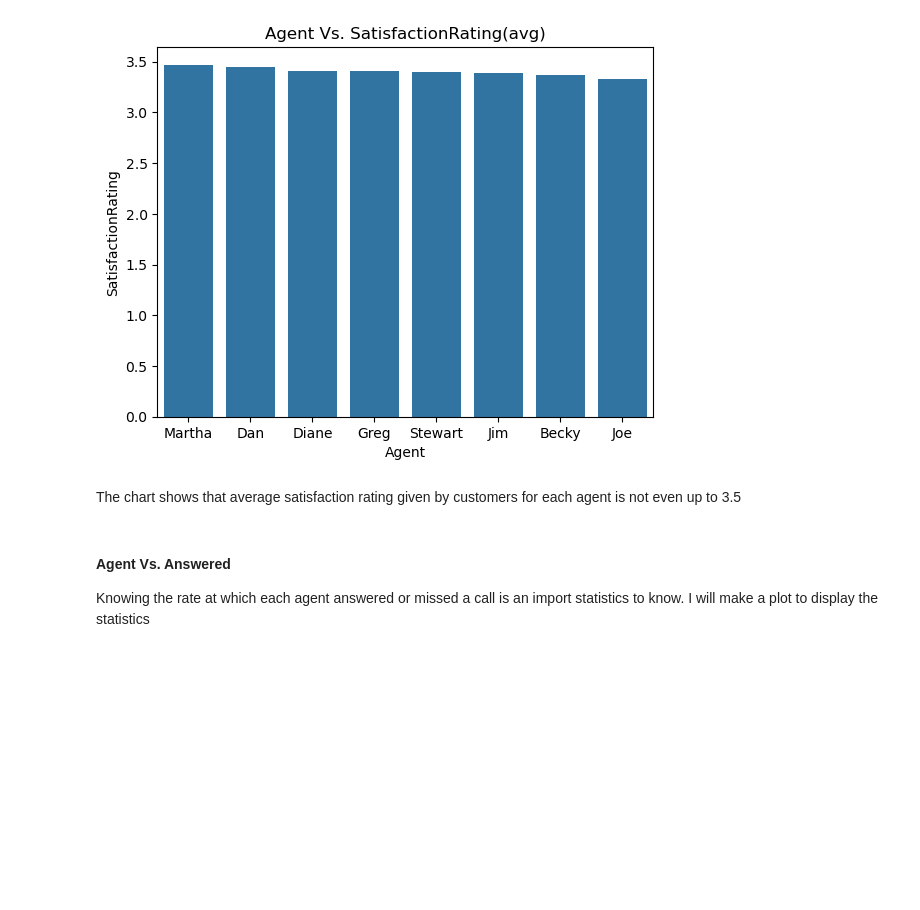
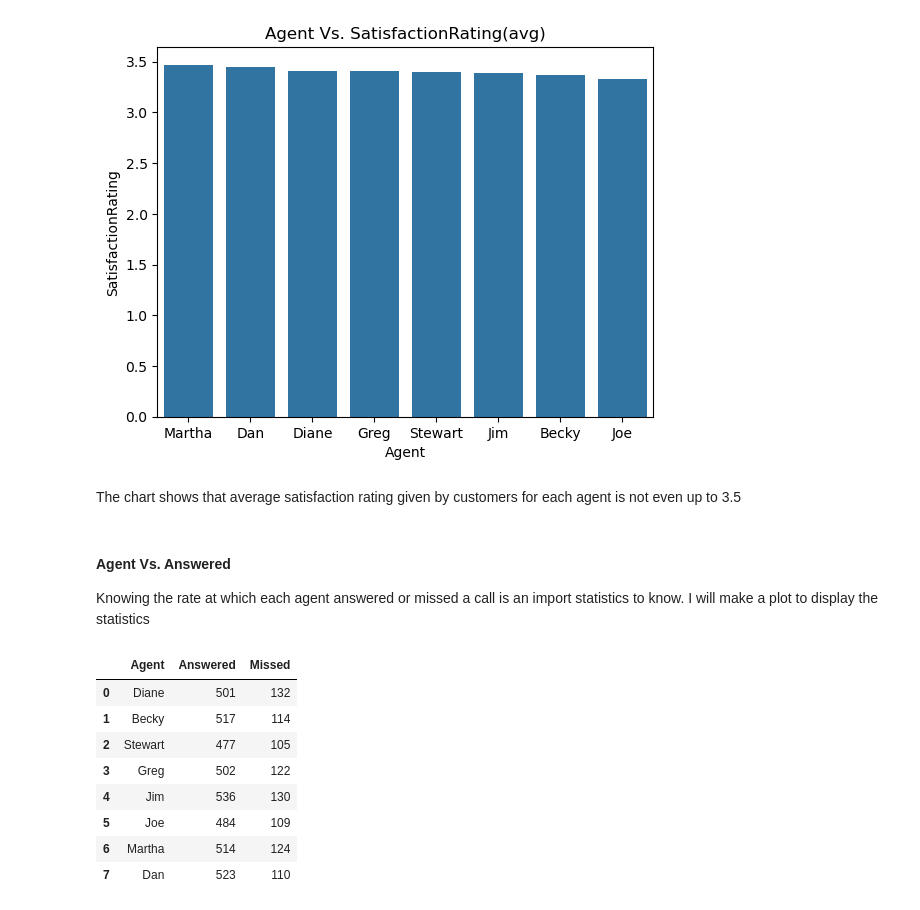
Before and after one commit to naheem3410/PhoneNow, a Jupyter notebook: phonenow.ipynb, the cells around one changed output. Drawn from its saved outputs; the diff is of its cells as text; code cells hidden in the pictures; blank space fills up the shorter version.

```diff
--- a/phonenow.ipynb
+++ b/phonenow.ipynb
@@ -594,6 +594,33 @@ plt.title('Agent Vs. SatisfactionRating(avg)');
 [figure]
 # %% [markdown]
 The chart shows that average satisfaction rating given by customers for each agent is not even up to 3.5
-# %% [markdown]
-#### Agent Vs. Answered
-Knowing the rate at which each agent answered or missed a call is an import statistics to know. I will make a plot to display the statistics
+# %% [markdown]
+#### Agent Vs. Answered
+Knowing the rate at which each agent answered or missed a call is an import statistics to know. I will make a plot to display the statistics
+# %%
+#get the agent names
+agents = df.Agent.unique()
+#function counts the number of answered and missed calls for each agent
+def agents_answered_count():
+    agents_dic_list = []#store the dictionaries
+    for agent in agents:
+        agents_dic = {}
+        agt_df = df.query("Agent == @agent")#get the dataframe for only am agent
+        agents_dic['Agent'] = agent
+        agents_dic['Answered'] = agt_df.query("Answered == 'Y'")['Answered'].count()
+        agents_dic['Missed'] = agt_df.query("Answered == 'N'")['Answered'].count()
+        agents_dic_list.append(agents_dic)
+    return agents_dic_list
+#create a new dataframe
+agents_answered_df = pd.DataFrame.from_dict(agents_answered_count())
+agents_answered_df
+# %% [output]
+|  | Agent | Answered | Missed |
+| 0 | Diane | 501 | 132 |
+| 1 | Becky | 517 | 114 |
+| 2 | Stewart | 477 | 105 |
+| 3 | Greg | 502 | 122 |
+| 4 | Jim | 536 | 130 |
+| 5 | Joe | 484 | 109 |
+| 6 | Martha | 514 | 124 |
+| 7 | Dan | 523 | 110 |
```
Also changed, not shown: parts of 4 cells of this notebook.
